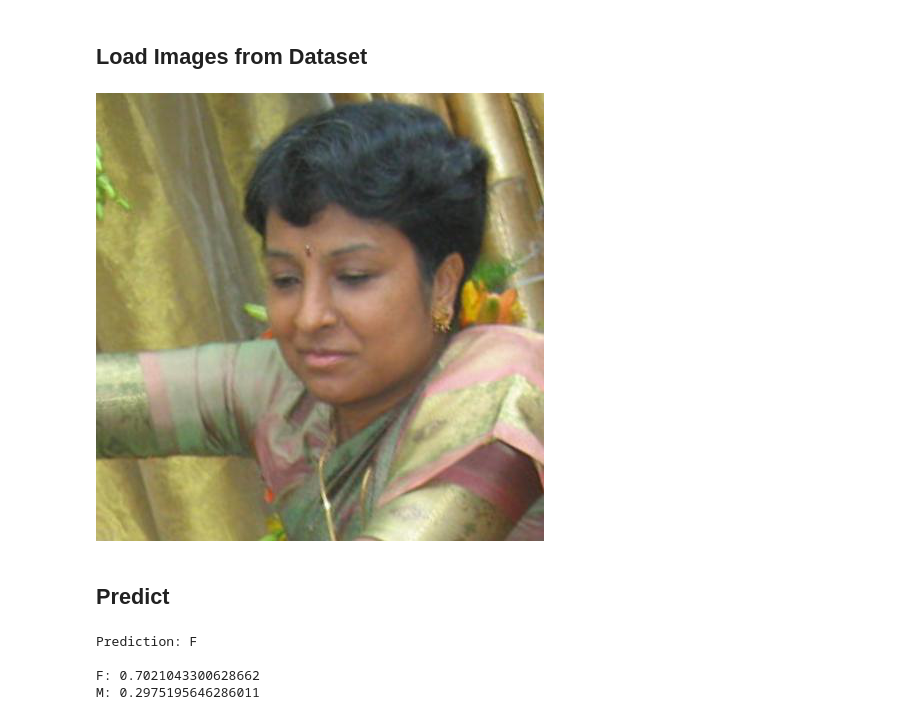
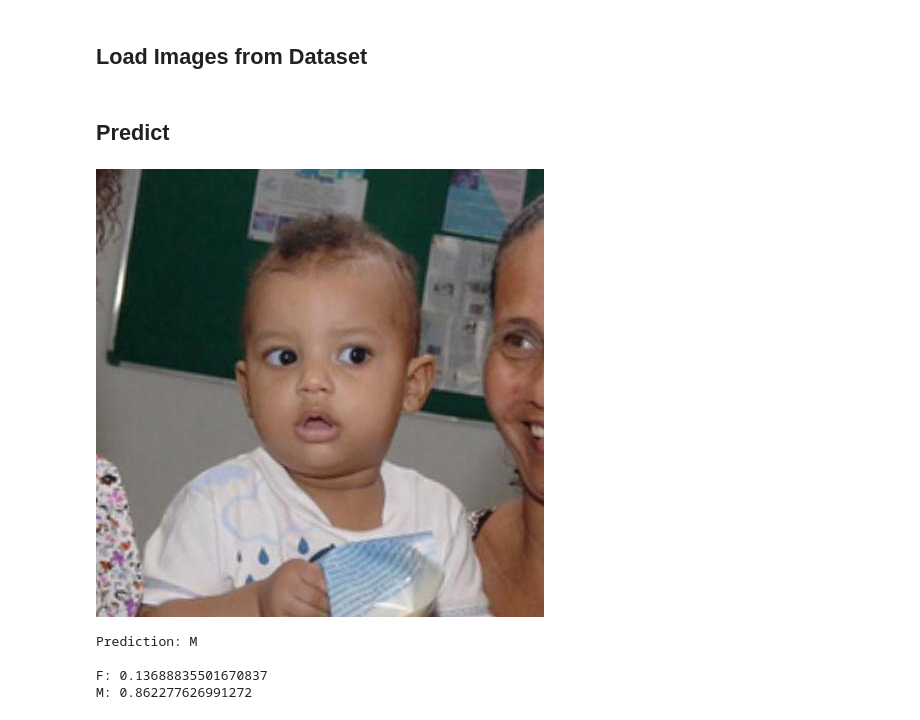
Before and after one commit to sudikshas/Racial_Classification_XAI_Model, a Jupyter notebook: notebook/predict_gender.ipynb, the cells around one changed output. Cells and saved outputs as stored; diff of their text form; code cells hidden in the pictures.

Commit message:
organized models:

```diff
--- a/notebook/predict_gender.ipynb
+++ b/notebook/predict_gender.ipynb
@@ -19,11 +19,4 @@ importlib.reload(preprocess_image)
 data_path = '../data/raw/'
 image_dir = os.path.join(data_path, 'fairface_pad125')
 
-train_csv = pd.read_csv(os.path.join(data_path, 'fairface_label_train.csv'))
-
-img_path = os.path.join(image_dir, train_csv.iloc[1, 0])
-image = Image.open(img_path)
-
-image
+val_csv = pd.read_csv(os.path.join(data_path, 'fairface_label_val.csv'))
-# %% [output]
-[figure, removed]
@@ -38,5 +27,12 @@ model = load_model("../models/gender_classifier.hdf5")
+# %%
+img_path = os.path.join(image_dir, "train/19.jpg")
+image = Image.open(img_path)
+image
+# %% [output]
+[figure, added]
 # %%
-pred = model.predict(img)[2][0]
+img = preprocess_image.detect_face(img_path)
+pred = model.predict(img)[0]
 
 if pred[0] > pred[1]:
     gender = "M"
@@ -45,7 +41,7 @@ else:
 
 print("Prediction: {}\n\nF: {}\nM: {}".format(gender, pred[1], pred[0]))
 # %% [output]
-Prediction: F
+Prediction: M
 
-F: 0.7021043300628662
-M: 0.2975195646286011
+F: 0.13688835501670837
+M: 0.862277626991272
```
Also changed, not shown: parts of 2 cells of this notebook, 7 other files.
